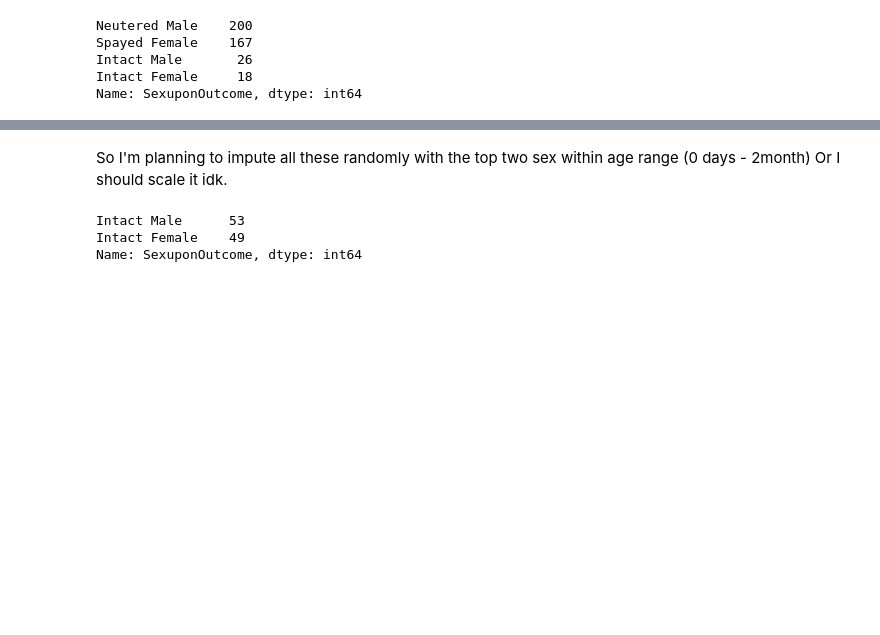
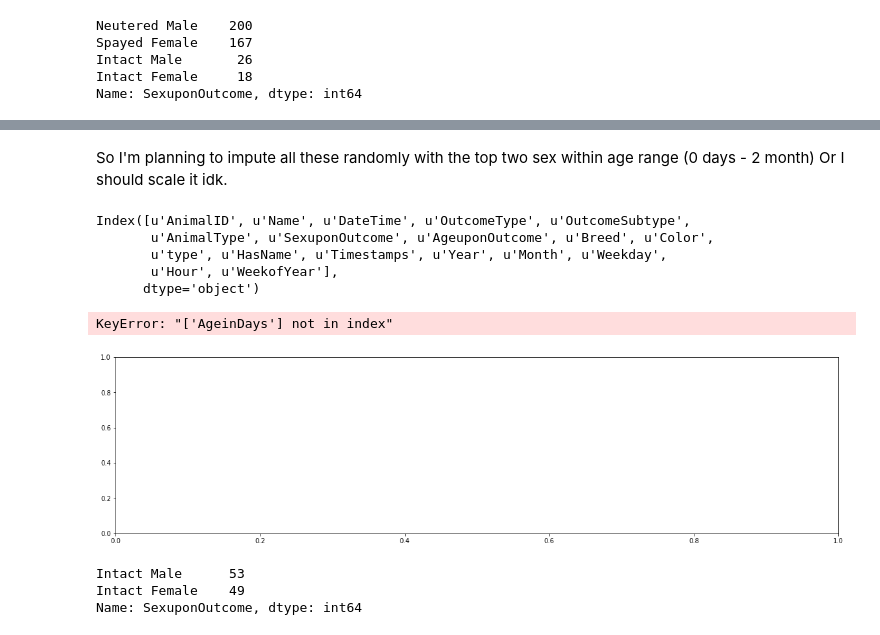
Before and after one commit to mspinelli/animal_shelter, a Jupyter notebook: DataExplore.ipynb, the cells around one changed output, grey strips where cells are left out. Drawn from its saved outputs; the diff is of its cells as text; code cells hidden in the pictures; blank space fills up the shorter version.

```diff
--- a/DataExplore.ipynb
+++ b/DataExplore.ipynb
@@ -157,16 +184,23 @@ animals[animals.SexuponOutcome=='Unknown']
 import category_encoders as ce
 # %%
 encoder = ce.BackwardDifferenceEncoder(cols=["SexuponOutcome"])
-# %%
-# transforming sex info
-from sklearn import preprocessing
-le = preprocessing.LabelEncoder()
-
-le.fit(animals["ImputedSex"])
-
-animals["TransformedSex"] = le.transform(animals["ImputedSex"])
 # %% [markdown]
-So I'm planning to impute all these randomly with the top two sex within age range (0 days - 2month) Or I should scale it idk.
+So I'm planning to impute all these randomly with the top two sex within age range (0 days - 2 month) Or I should scale it idk.
+# %%
+unknowns = animals[(animals.SexuponOutcome=="Unknown")]
+# %%
+animals.columns
+# %% [output]
+Index([u'AnimalID', u'Name', u'DateTime', u'OutcomeType', u'OutcomeSubtype',
+       u'AnimalType', u'SexuponOutcome', u'AgeuponOutcome', u'Breed', u'Color',
+       u'type', u'HasName', u'Timestamps', u'Year', u'Month', u'Weekday',
+       u'Hour', u'WeekofYear'],
+      dtype='object')
+# %%
+unknowns.boxplot(column="AgeinDays")
+# %% [output]
+KeyError: "['AgeinDays'] not in index"
+[figure, added]
 # %%
 df = animals[all((animals["SexuponOutcome"] != "Unknown",
              animals["AnimalType"]=="Cat",
```
Also changed, not shown: parts of 44 cells of this notebook, 2 other files.
